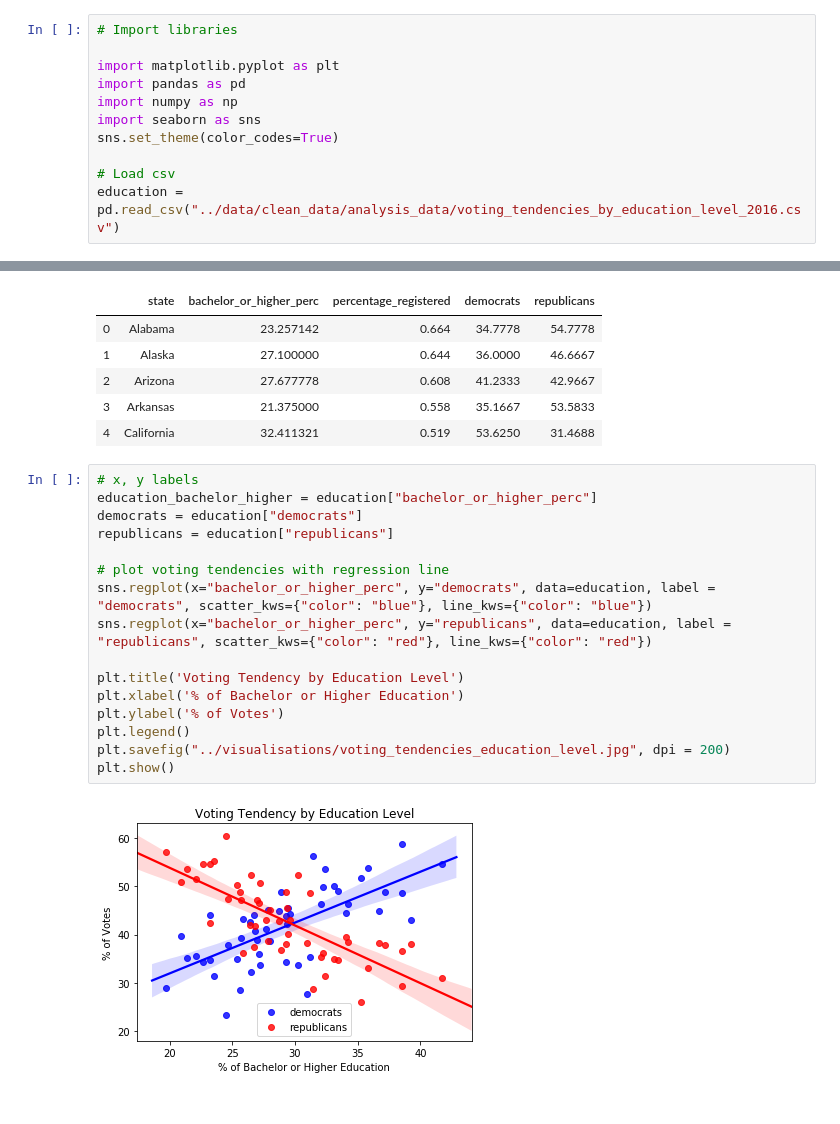
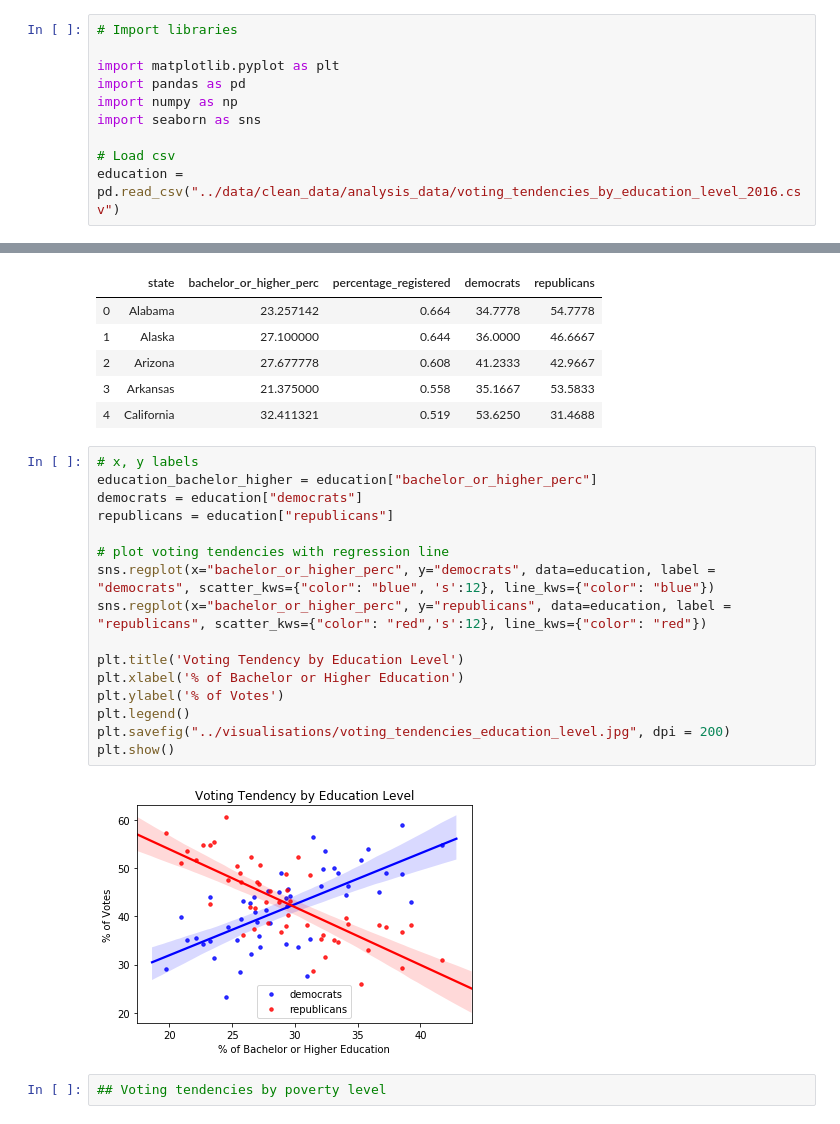
Before and after one commit to SandraLeriche/us-elections, a Jupyter notebook: Python_scripts/assign2.ipynb, the cells around one changed output, grey strips where cells are left out. Cells and saved outputs as stored; diff of their text form.

Commit message:
added poverty level
also reduced dot size

```diff
--- a/Python_scripts/assign2.ipynb
+++ b/Python_scripts/assign2.ipynb
@@ -7,7 +8,6 @@ import matplotlib.pyplot as plt
 import pandas as pd
 import numpy as np
 import seaborn as sns
-sns.set_theme(color_codes=True)
 
 # Load csv
 education = pd.read_csv("../data/clean_data/analysis_data/voting_tendencies_by_education_level_2016.csv")
@@ -25,18 +23,20 @@ education.head()
 # %%
 # x, y labels
 education_bachelor_higher = education["bachelor_or_higher_perc"]
 democrats = education["democrats"]
 republicans = education["republicans"]
 
 # plot voting tendencies with regression line
-sns.regplot(x="bachelor_or_higher_perc", y="democrats", data=education, label = "democrats", scatter_kws={"color": "blue"}, line_kws={"color": "blue"})
-sns.regplot(x="bachelor_or_higher_perc", y="republicans", data=education, label = "republicans", scatter_kws={"color": "red"}, line_kws={"color": "red"})
+sns.regplot(x="bachelor_or_higher_perc", y="democrats", data=education, label = "democrats", scatter_kws={"color": "blue", 's':12}, line_kws={"color": "blue"})
+sns.regplot(x="bachelor_or_higher_perc", y="republicans", data=education, label = "republicans", scatter_kws={"color": "red",'s':12}, line_kws={"color": "red"})
 
 plt.title('Voting Tendency by Education Level')
 plt.xlabel('% of Bachelor or Higher Education')
 plt.ylabel('% of Votes')
 plt.legend()
 plt.savefig("../visualisations/voting_tendencies_education_level.jpg", dpi = 200)
 plt.show()
 # %% [output]
-[figure, old version]
+[figure, new version]
+# %%
+## Voting tendencies by poverty level
```
Also changed, not shown: parts of 4 cells of this notebook, 3 other files.
